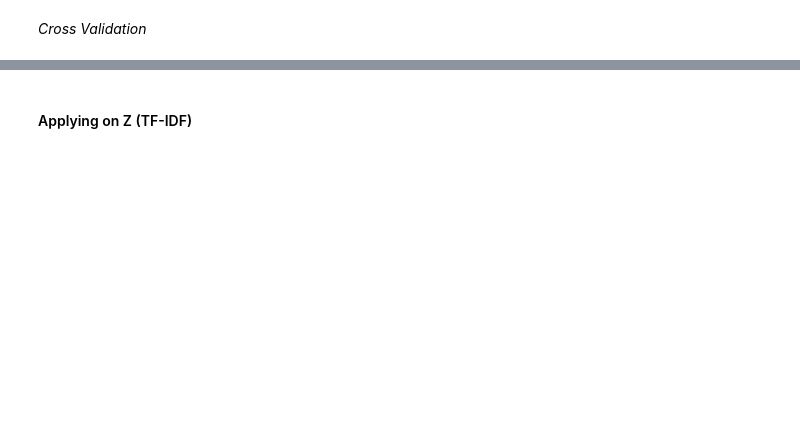
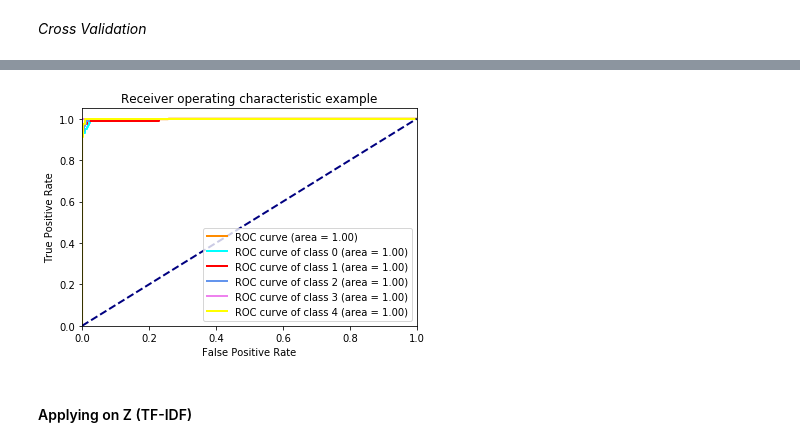
Before and after one commit to TazTornado/MiningTheNews, a Jupyter notebook: src/Categorization.ipynb, the cells around one changed output, grey strips where cells are left out. Cells and saved outputs as stored; diff of their text form; code cells hidden in the pictures; blank space fills up the shorter version.

Commit message:
Run all classifiers.

```diff
--- a/src/Categorization.ipynb
+++ b/src/Categorization.ipynb
@@ -214,7 +236,7 @@ plt.show()
 # %% [markdown]
 #### Applying on Z (TF-IDF)
 # %%
-clf_tfidf = svm.SVC(probability=True)
-gs_clf = GridSearchCV(estimator=clf, param_grid={'C': [1, 10], 'kernel': ('linear', 'rbf')})
+clf_tfidf = svm.SVC()
+# gs_clf = GridSearchCV(estimator=clf, param_grid={'C': [1, 10], 'kernel': ('linear', 'rbf')})
 
-clf_tfidf.fit(Z, y = test_categories)
+clf_tfidf.fit(Z, y = train_categories)
@@ -226,7 +266,7 @@ results
 # %%
-classifier = OneVsRestClassifier(clf_tfidf)
+classifier = OneVsRestClassifier(svm.SVC(probability=True))
 # cross_validate(classifier, X_test, y_test, cv = 10, n_jobs=4, scoring='roc_auc')  # not sure if this line is useful anymore
-y_score = classifier.fit(X, train_categories).predict_proba(X_test)
+y_score = classifier.fit(Z, train_categories).decision_function(Z_test)
 # %%
 fpr = dict()
 tpr = dict()
@@ -270,4 +339,4 @@ results
 # %%
 classifier = OneVsRestClassifier(forest_bow)
 # cross_validate(classifier, X_test, y_test, cv = 10, n_jobs=4, scoring='roc_auc')  # not sure if this line is useful anymore
-y_score = classifier.fit(X, train_categories).predict_proba(X_test)
+forest_bow_y_score = classifier.fit(X, train_categories).predict_proba(X_test)
@@ -274,30 +353,32 @@ y_score = classifier.fit(X, train_categories).predict_proba(X_test)
 # %%
-fpr = dict()
-tpr = dict()
-roc_auc = dict()
+forest_bow_fpr = dict()
+forest_bow_tpr = dict()
+forest_bow_roc_auc = dict()
 for i in range(5):
-    fpr[i], tpr[i], _ = roc_curve(y_test[:,i],y_score[:,i])
-    roc_auc[i] = auc(fpr[i], tpr[i])
+    forest_bow_fpr[i], forest_bow_tpr[i], _ = roc_curve(y_test[:,i],forest_bow_y_score[:,i])
+    forest_bow_roc_auc[i] = auc(forest_bow_fpr[i], forest_bow_tpr[i])
 
-fpr["micro"], tpr["micro"], _ = roc_curve(y_test.ravel(), y_score.ravel())
-roc_auc["micro"] = auc(fpr["micro"], tpr["micro"])
+forest_bow_fpr["micro"], forest_bow_tpr["micro"], _ = roc_curve(y_test.ravel(), forest_bow_y_score.ravel())
+forest_bow_roc_auc["micro"] = auc(forest_bow_fpr["micro"], forest_bow_tpr["micro"])
 # %%
 plt.figure()
 lw = 2
-plt.plot(fpr['micro'], tpr['micro'], color='darkorange',lw=lw, label='ROC curve (area = %0.2f)' % roc_auc['micro'])
+plt.plot(forest_bow_fpr['micro'], forest_bow_tpr['micro'], color='darkorange',lw=lw, label='ROC curve (area = %0.2f)' % forest_bow_roc_auc['micro'])
 
 colors = cycle(['aqua', 'red', 'cornflowerblue', 'violet', 'yellow'])
 for i, color in zip(range(5), colors):
-    plt.plot(fpr[i], tpr[i], color=color, lw=lw,label='ROC curve of class {0} (area = {1:0.2f})'''.format(i, roc_auc[i]))
+    plt.plot(forest_bow_fpr[i], forest_bow_tpr[i], color=color, lw=lw,label='ROC curve of class {0} (area = {1:0.2f})'''.format(i, forest_bow_roc_auc[i]))
 
 plt.plot([0, 1], [0, 1], color='navy', lw=lw, linestyle='--')
 plt.xlim([0.0, 1.0])
 plt.ylim([0.0, 1.05])
 plt.xlabel('False Positive Rate')
 plt.ylabel('True Positive Rate')
 plt.title('Receiver operating characteristic example')
 plt.legend(loc="lower right")
 plt.show()
+# %% [output]
+[figure, added]
 # %% [markdown]
 #### Applying on Z (TF-IDF)
 # %%
```
Also changed, not shown: parts of 27 cells of this notebook, 3 other files.
